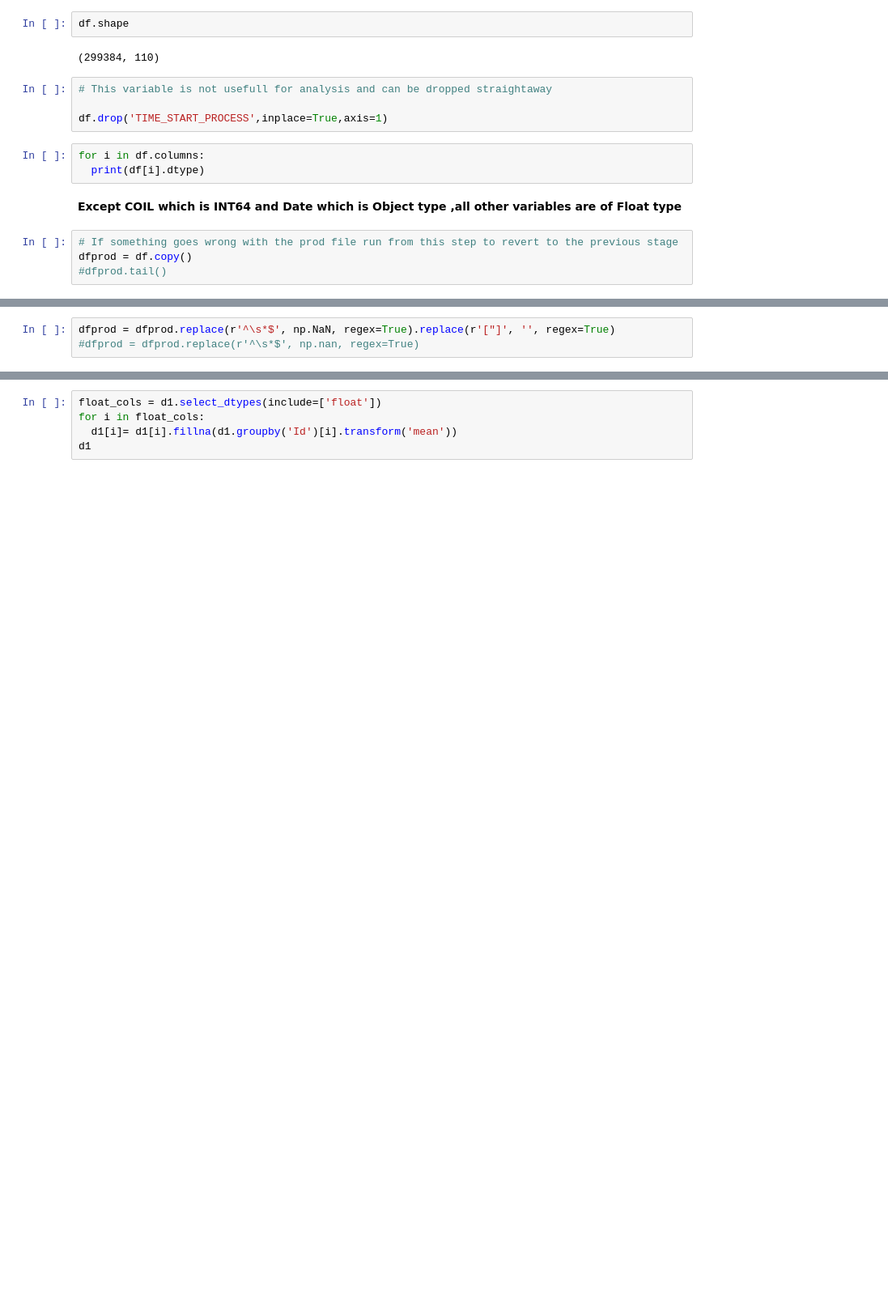
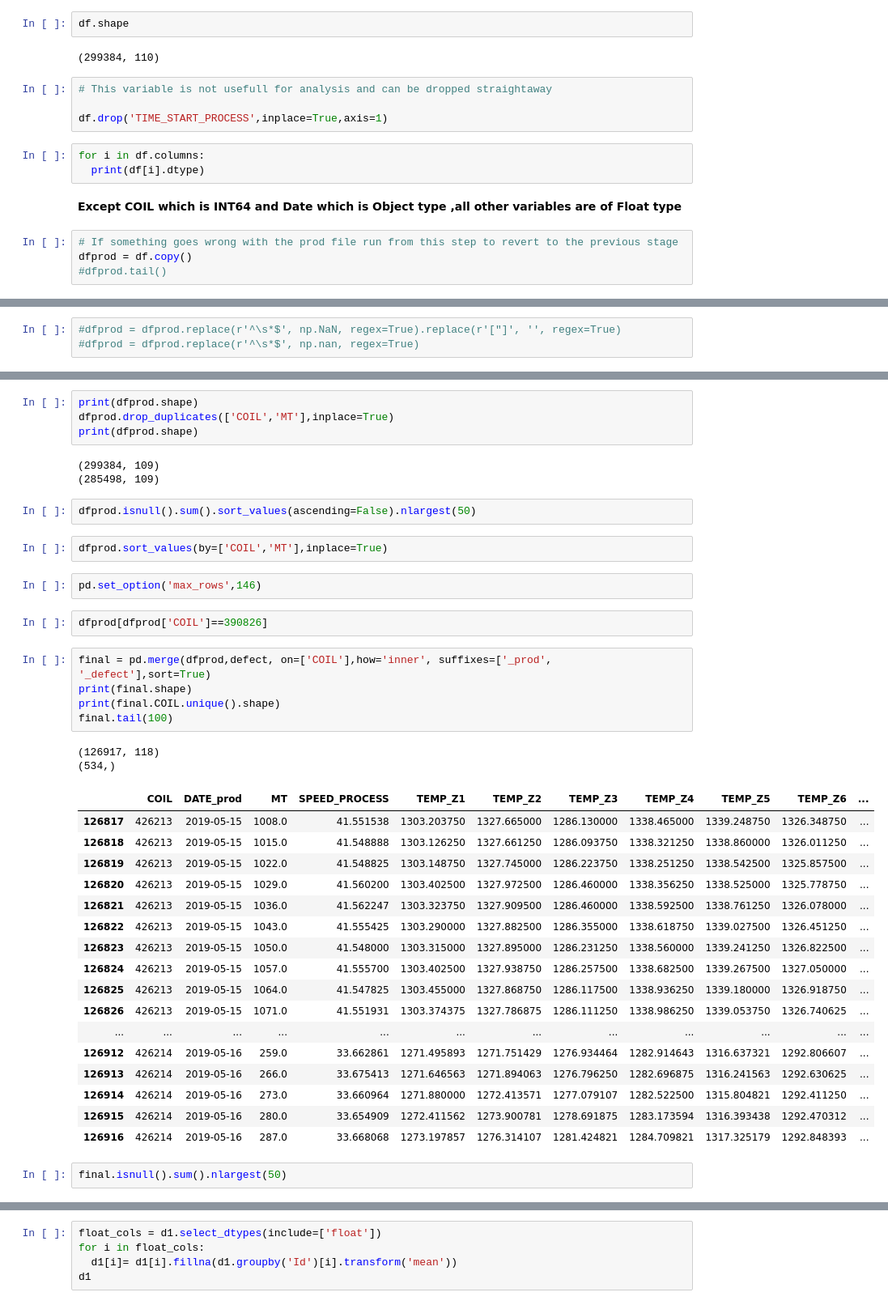
Before and after one commit to sagargahalod/Misc, a Jupyter notebook: Copy_of_Fieldwork_RootCause_Team_4.ipynb, the cells around one changed output, grey strips where cells are left out. Shown at 81% size. Saved outputs shown, nothing was run; the diff lists cells and outputs as text; blank space fills up the shorter version.

```diff
--- a/Copy_of_Fieldwork_RootCause_Team_4.ipynb
+++ b/Copy_of_Fieldwork_RootCause_Team_4.ipynb
@@ -125,3 +131,3 @@ dfprod = df.copy()
 # %%
-dfprod = dfprod.replace(r'^\s*$', np.NaN, regex=True).replace(r'["]', '', regex=True)
+#dfprod = dfprod.replace(r'^\s*$', np.NaN, regex=True).replace(r'["]', '', regex=True)
 #dfprod = dfprod.replace(r'^\s*$', np.nan, regex=True)
@@ -127,0 +136,42 @@ dfprod = dfprod.replace(r'^\s*$', np.NaN, regex=True).replace(r'["]', '', regex=
+# %%
+print(dfprod.shape)
+dfprod.drop_duplicates(['COIL','MT'],inplace=True)
+print(dfprod.shape)
+# %% [output]
+(299384, 109)
+(285498, 109)
+# %%
+dfprod.isnull().sum().sort_values(ascending=False).nlargest(50)
+# %%
+dfprod.sort_values(by=['COIL','MT'],inplace=True)
+# %%
+pd.set_option('max_rows',146)
+# %%
+dfprod[dfprod['COIL']==390826]
+# %%
+final = pd.merge(dfprod,defect, on=['COIL'],how='inner', suffixes=['_prod', '_defect'],sort=True)
+print(final.shape)
+print(final.COIL.unique().shape)
+final.tail(100)
+# %% [output]
+(126917, 118)
+(534,)
+|  | COIL | DATE_prod | MT | SPEED_PROCESS | TEMP_Z1 | TEMP_Z2 | TEMP_Z3 | TEMP_Z4 | TEMP_Z5 | TEMP_Z6 | ... |
+| 126817 | 426213 | 2019-05-15 | 1008.0 | 41.551538 | 1303.203750 | 1327.665000 | 1286.130000 | 1338.465000 | 1339.248750 | 1326.348750 | ... |
+| 126818 | 426213 | 2019-05-15 | 1015.0 | 41.548888 | 1303.126250 | 1327.661250 | 1286.093750 | 1338.321250 | 1338.860000 | 1326.011250 | ... |
+| 126819 | 426213 | 2019-05-15 | 1022.0 | 41.548825 | 1303.148750 | 1327.745000 | 1286.223750 | 1338.251250 | 1338.542500 | 1325.857500 | ... |
+| 126820 | 426213 | 2019-05-15 | 1029.0 | 41.560200 | 1303.402500 | 1327.972500 | 1286.460000 | 1338.356250 | 1338.525000 | 1325.778750 | ... |
+| 126821 | 426213 | 2019-05-15 | 1036.0 | 41.562247 | 1303.323750 | 1327.909500 | 1286.460000 | 1338.592500 | 1338.761250 | 1326.078000 | ... |
+| 126822 | 426213 | 2019-05-15 | 1043.0 | 41.555425 | 1303.290000 | 1327.882500 | 1286.355000 | 1338.618750 | 1339.027500 | 1326.451250 | ... |
+| 126823 | 426213 | 2019-05-15 | 1050.0 | 41.548000 | 1303.315000 | 1327.895000 | 1286.231250 | 1338.560000 | 1339.241250 | 1326.822500 | ... |
+| 126824 | 426213 | 2019-05-15 | 1057.0 | 41.555700 | 1303.402500 | 1327.938750 | 1286.257500 | 1338.682500 | 1339.267500 | 1327.050000 | ... |
+| 126825 | 426213 | 2019-05-15 | 1064.0 | 41.547825 | 1303.455000 | 1327.868750 | 1286.117500 | 1338.936250 | 1339.180000 | 1326.918750 | ... |
+| 126826 | 426213 | 2019-05-15 | 1071.0 | 41.551931 | 1303.374375 | 1327.786875 | 1286.111250 | 1338.986250 | 1339.053750 | 1326.740625 | ... |
+| ... | ... | ... | ... | ... | ... | ... | ... | ... | ... | ... | ... |
+| 126912 | 426214 | 2019-05-16 | 259.0 | 33.662861 | 1271.495893 | 1271.751429 | 1276.934464 | 1282.914643 | 1316.637321 | 1292.806607 | ... |
+| 126913 | 426214 | 2019-05-16 | 266.0 | 33.675413 | 1271.646563 | 1271.894063 | 1276.796250 | 1282.696875 | 1316.241563 | 1292.630625 | ... |
+| 126914 | 426214 | 2019-05-16 | 273.0 | 33.660964 | 1271.880000 | 1272.413571 | 1277.079107 | 1282.522500 | 1315.804821 | 1292.411250 | ... |
+| 126915 | 426214 | 2019-05-16 | 280.0 | 33.654909 | 1272.411562 | 1273.900781 | 1278.691875 | 1283.173594 | 1316.393438 | 1292.470312 | ... |
+| 126916 | 426214 | 2019-05-16 | 287.0 | 33.668068 | 1273.197857 | 1276.314107 | 1281.424821 | 1284.709821 | 1317.325179 | 1292.848393 | ... |
+# %%
+final.isnull().sum().nlargest(50)
```
Also changed, not shown: parts of 24 cells of this notebook.
